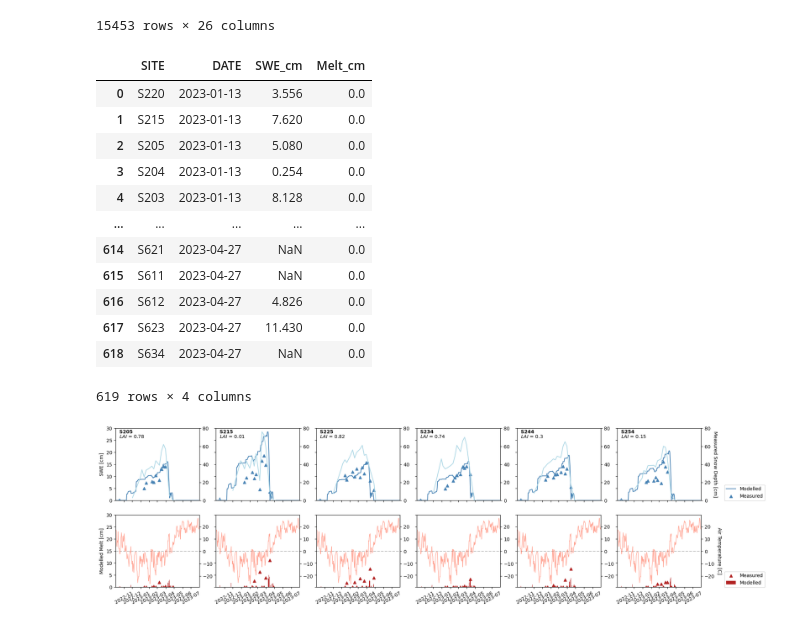
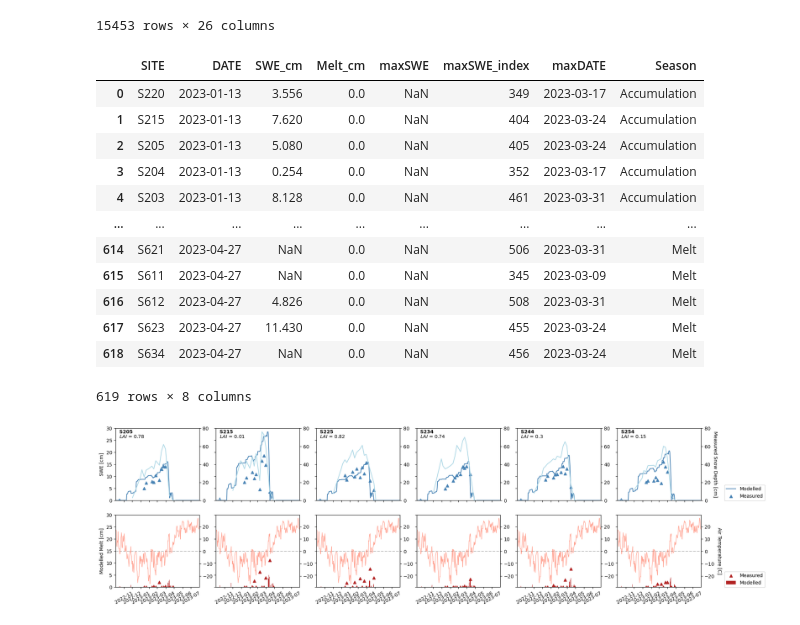
Before and after one commit to mwdjones/mef-snowhydro, a Jupyter notebook: Data and Codes/02_snowmeltanalysis.ipynb, the cells around one changed output. Saved outputs shown, nothing was run; the diff lists cells and outputs as text; code cells hidden in the pictures.

```diff
--- a/Data and Codes/02_snowmeltanalysis.ipynb
+++ b/Data and Codes/02_snowmeltanalysis.ipynb
@@ -177,24 +177,30 @@ modelledSnow
 | 302 | NaN | NaT | 464522.2 | 5262448.0 | NaN | Upland | S244 | 355.678900 | 8.02736 | S2 | ... | ... |
 15453 rows × 26 columns
 # %%
-'''Estimate Melt from Measured SWE'''
+'''Estimate Melt and Melt season from Measured SWE'''
 SWE['Melt_cm'] = SWE.groupby('SITE')['SWE_cm'].diff().fillna(0)
 SWE['Melt_cm'] = np.where(SWE.Melt_cm < 0, -SWE.Melt_cm, 0)
+
+#Assign accumulation/melt season label
+SWE['maxSWE_index'] = SWE.groupby('SITE')['SWE_cm'].transform('idxmax')
+SWE['maxDATE'] = [SWE['DATE'][i] for i in SWE['maxSWE_index']]
+SWE['Season'] = np.where(SWE.DATE < SWE.maxDATE, 'Accumulation', 'Melt')
+
 SWE
 # %% [output]
-|  | SITE | DATE | SWE_cm | Melt_cm |
-| 0 | S220 | 2023-01-13 | 3.556 | 0.0 |
-| 1 | S215 | 2023-01-13 | 7.620 | 0.0 |
-| 2 | S205 | 2023-01-13 | 5.080 | 0.0 |
-| 3 | S204 | 2023-01-13 | 0.254 | 0.0 |
-| 4 | S203 | 2023-01-13 | 8.128 | 0.0 |
-| ... | ... | ... | ... | ... |
-| 614 | S621 | 2023-04-27 | NaN | 0.0 |
-| 615 | S611 | 2023-04-27 | NaN | 0.0 |
-| 616 | S612 | 2023-04-27 | 4.826 | 0.0 |
-| 617 | S623 | 2023-04-27 | 11.430 | 0.0 |
-| 618 | S634 | 2023-04-27 | NaN | 0.0 |
+|  | SITE | DATE | SWE_cm | Melt_cm | maxSWE | maxSWE_index | maxDATE | Season |
+| 0 | S220 | 2023-01-13 | 3.556 | 0.0 | NaN | 349 | 2023-03-17 | Accumulation |
+| 1 | S215 | 2023-01-13 | 7.620 | 0.0 | NaN | 404 | 2023-03-24 | Accumulation |
+| 2 | S205 | 2023-01-13 | 5.080 | 0.0 | NaN | 405 | 2023-03-24 | Accumulation |
+| 3 | S204 | 2023-01-13 | 0.254 | 0.0 | NaN | 352 | 2023-03-17 | Accumulation |
+| 4 | S203 | 2023-01-13 | 8.128 | 0.0 | NaN | 461 | 2023-03-31 | Accumulation |
+| ... | ... | ... | ... | ... | ... | ... | ... | ... |
+| 614 | S621 | 2023-04-27 | NaN | 0.0 | NaN | 506 | 2023-03-31 | Melt |
+| 615 | S611 | 2023-04-27 | NaN | 0.0 | NaN | 345 | 2023-03-09 | Melt |
+| 616 | S612 | 2023-04-27 | 4.826 | 0.0 | NaN | 508 | 2023-03-31 | Melt |
+| 617 | S623 | 2023-04-27 | 11.430 | 0.0 | NaN | 455 | 2023-03-24 | Melt |
+| 618 | S634 | 2023-04-27 | NaN | 0.0 | NaN | 456 | 2023-03-24 | Melt |
-619 rows × 4 columns
+619 rows × 8 columns
 # %%
 fig, axs = plt.subplots(2, 6, figsize = (22,6),
                         sharex = True,
```
Also changed, not shown: parts of 1 cell of this notebook, 9 other files.
